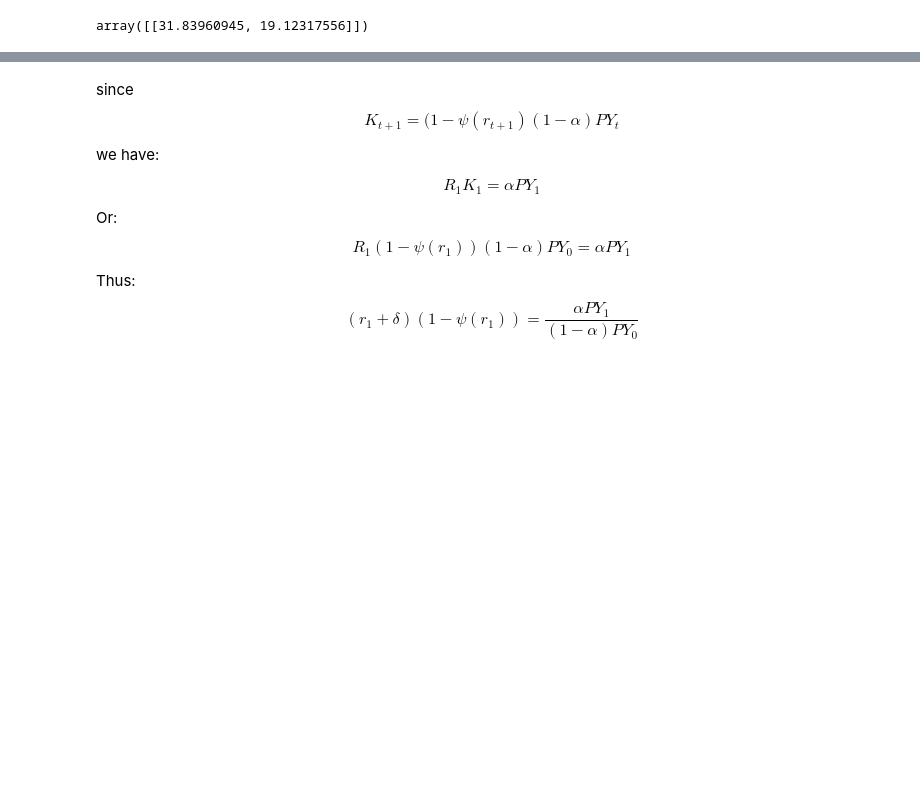
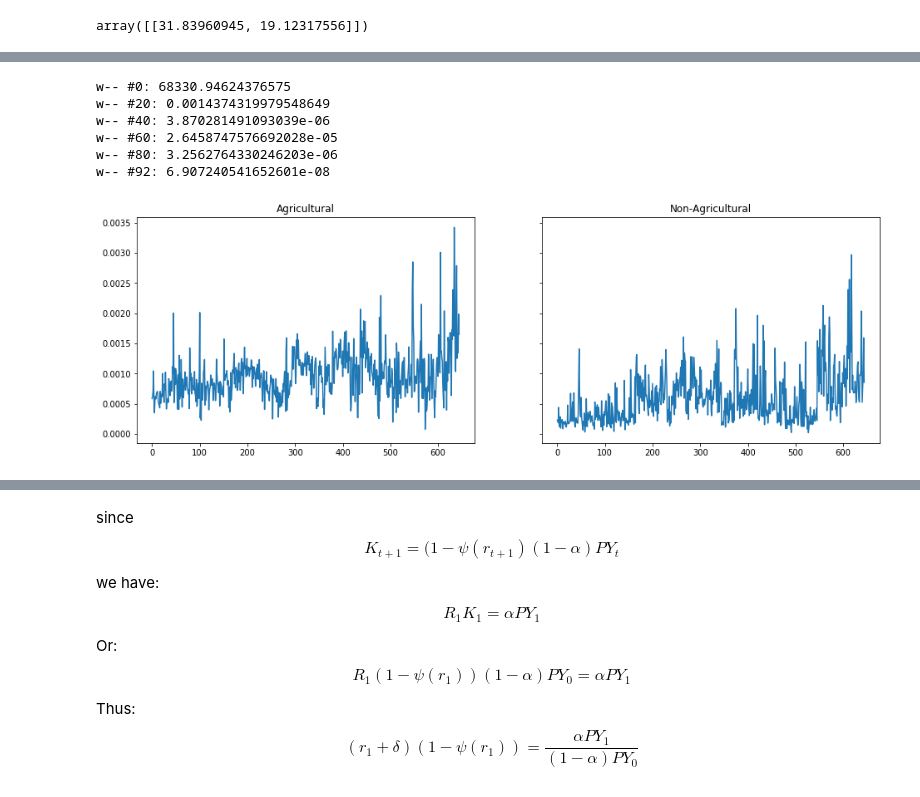
Before and after one commit to mwufi/spatial-structural-change, a Jupyter notebook: Condensed.ipynb, the cells around one changed output, grey strips where cells are left out. Cells and saved outputs as stored; diff of their text form; code cells hidden in the pictures; blank space fills up the shorter version.

```diff
--- a/Condensed.ipynb
+++ b/Condensed.ipynb
@@ -548,0 +495,14 @@ array([[0.86491004, 0.13508996]])
+# %%
+wages = readWages()
+newWages = loopy(skills, wages)
+# %% [output]
+w-- #0: 68330.94624376575
+w-- #20: 0.0014374319979548649
+w-- #40: 3.870281491093039e-06
+w-- #60: 2.6458747576692028e-05
+w-- #80: 3.2562764330246203e-06
+w-- #92: 6.907240541652601e-08
+# %%
+plotANA(wages)
+# %% [output]
+[figure, added]
```
Also changed, not shown: parts of 46 cells of this notebook, 1 other file.
